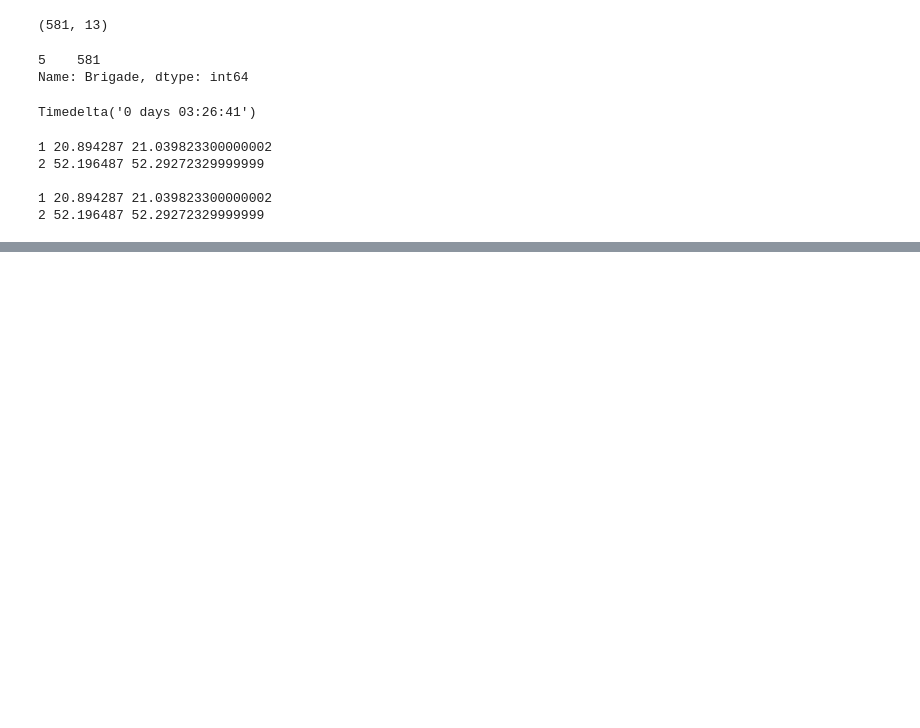
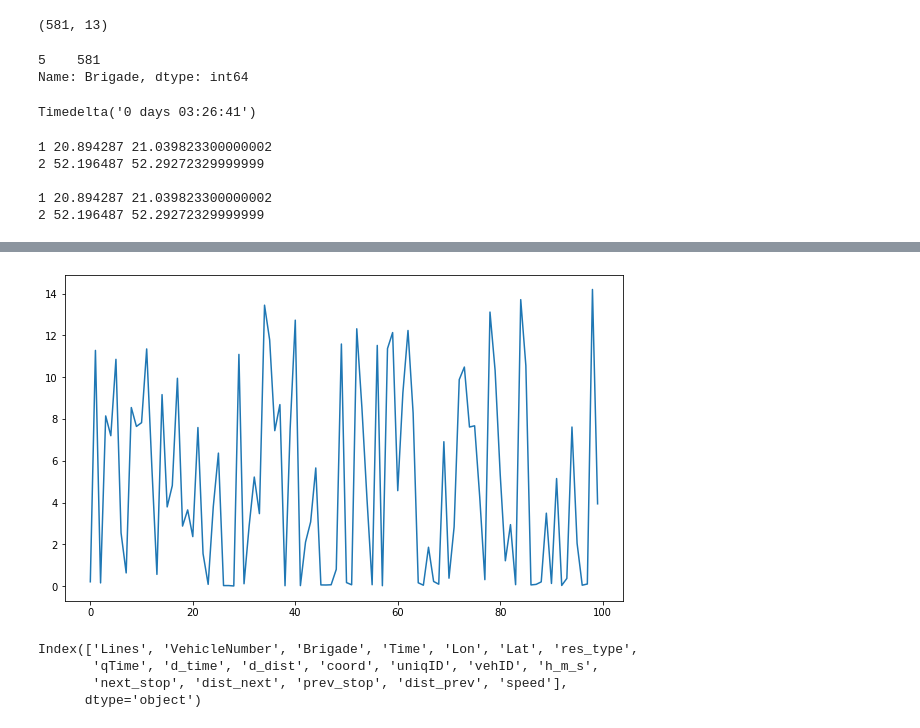
Before and after one commit to ronaldexim/public_transport, a Jupyter notebook: dataGPS_FE_2.ipynb, the cells around one changed output, grey strips where cells are left out. Saved outputs shown, nothing was run; the diff lists cells and outputs as text; code cells hidden in the pictures; blank space fills up the shorter version.

```diff
--- a/dataGPS_FE_2.ipynb
+++ b/dataGPS_FE_2.ipynb
@@ -553,0 +575,15 @@ print('2', min(check, key=itemgetter(1))[1], max(check, key=itemgetter(1))[1])
+# %%
+velocity = GPS_df[(GPS_df['speed'] > 0) &
+       (GPS_df['speed'] < 20)]['speed'].values[0:100]
+plt.figure(figsize=(10,6))
+plt.plot(velocity)
+plt.show()
+# %% [output]
+[figure, added]
+# %%
+GPS_df.columns
+# %% [output]
+Index(['Lines', 'VehicleNumber', 'Brigade', 'Time', 'Lon', 'Lat', 'res_type',
+       'qTime', 'd_time', 'd_dist', 'coord', 'uniqID', 'vehID', 'h_m_s',
+       'next_stop', 'dist_next', 'prev_stop', 'dist_prev', 'speed'],
+      dtype='object')
```
Also changed, not shown: parts of 5 cells of this notebook.
